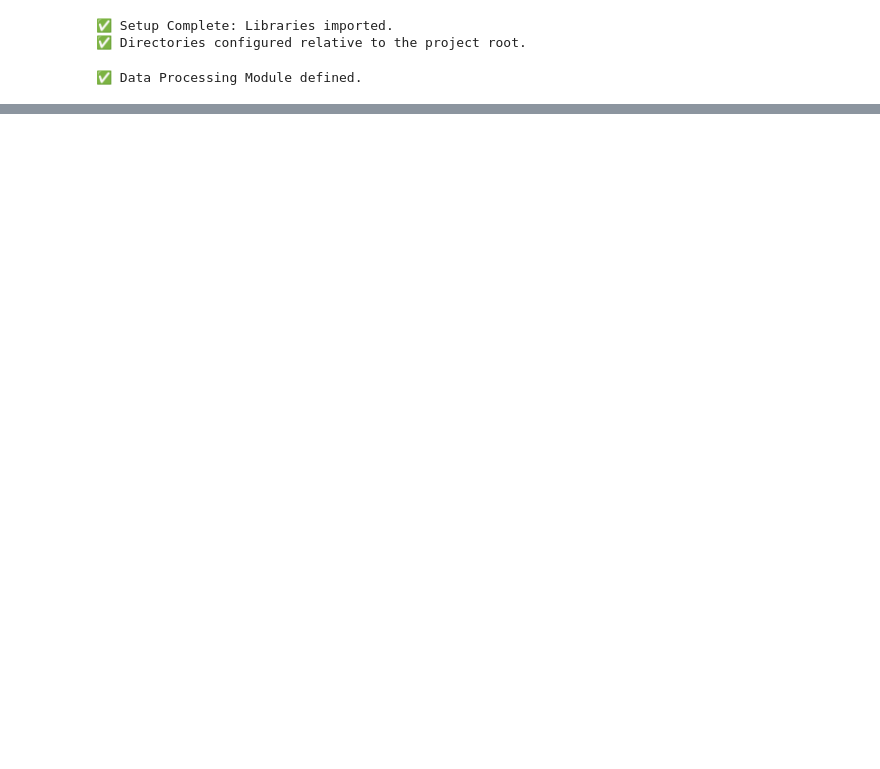
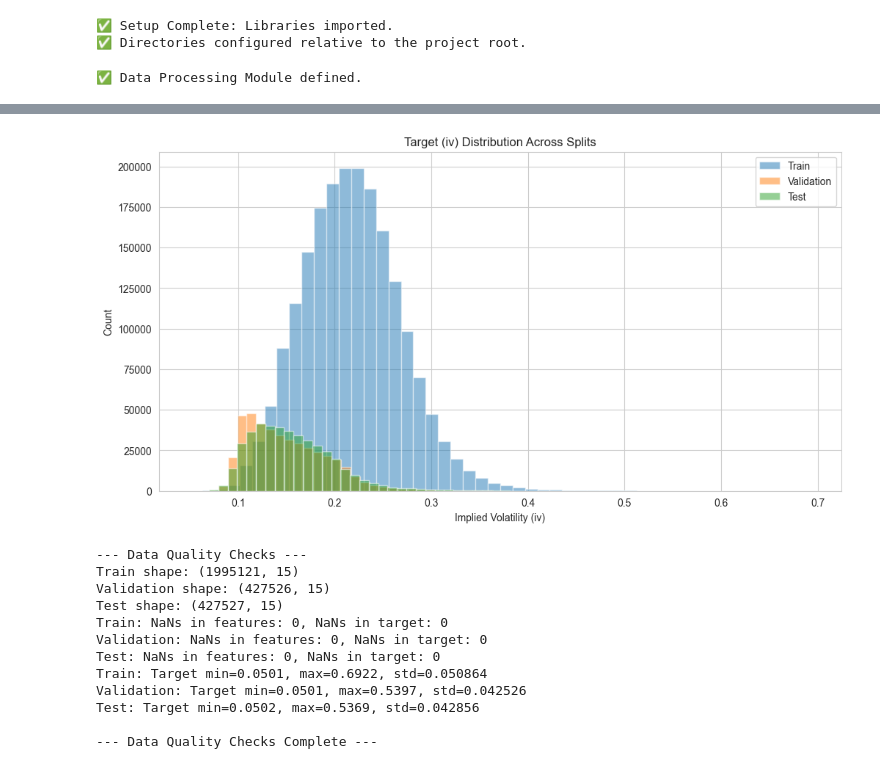
Before and after one commit to jasonydog9/FEC-European-options-7, a Jupyter notebook: Notebooks/data_processing.ipynb, the cells around one changed output, grey strips where cells are left out. Drawn from its saved outputs; the diff is of its cells as text; code cells hidden in the pictures; blank space fills up the shorter version.

```diff
--- a/Notebooks/data_processing.ipynb
+++ b/Notebooks/data_processing.ipynb
@@ -265,0 +337,63 @@ else:
+# %%
+# In[6]:
+# --- Check Split Summary and Data Quality ---
+print("\n--- Split Summary and Data Quality Checks ---")
+
+for split_name, split_df in zip(
+    ['Train', 'Validation', 'Test'],
+    [df_train, df_val, df_test]
+):
+    print(f"\n{split_name} Set:")
+    print(f"  Shape: {split_df.shape}")
+    print(f"  Features: {features}")
+    print(f"  Target: {target}")
+    print(f"  Target stats: min={split_df[target].min():.4f}, max={split_df[target].max():.4f}, mean={split_df[target].mean():.4f}, std={split_df[target].std():.4f}")
+    print(f"  NaNs in features: {split_df[features].isna().sum().sum()}")
+    print(f"  NaNs in target: {split_df[target].isna().sum()}")
+    print(f"  Unique target values: {split_df[target].nunique()}")
+
+# Optional: Plot target distribution for each split
+import matplotlib.pyplot as plt
+plt.figure(figsize=(12, 6))
+plt.hist(df_train[target], bins=50, alpha=0.5, label='Train')
+plt.hist(df_val[target], bins=50, alpha=0.5, label='Validation')
+plt.hist(df_test[target], bins=50, alpha=0.5, label='Test')
+plt.legend()
+plt.title('Target (iv) Distribution Across Splits')
+plt.xlabel('Implied Volatility (iv)')
+plt.ylabel('Count')
+plt.show()
+
+# --- Data Quality Checks After Filtering and Splitting ---
+print("\n--- Data Quality Checks ---")
+
+# Check for empty splits
+split_shapes = {
+    'Train': df_train.shape,
+    'Validation': df_val.shape,
+    'Test': df_test.shape
+}
+for split, shape in split_shapes.items():
+    print(f"{split} shape: {shape}")
+    if shape[0] == 0:
+        print(f"⚠️ {split} split is empty!")
+
+# Check for NaNs in features and target
+for split_name, split_df in zip(['Train', 'Validation', 'Test'], [df_train, df_val, df_test]):
+    nan_features = split_df[features].isna().sum().sum()
+    nan_target = split_df[target].isna().sum()
+    print(f"{split_name}: NaNs in features: {nan_features}, NaNs in target: {nan_target}")
+    if nan_features > 0 or nan_target > 0:
+        print(f"⚠️ {split_name} split contains NaNs!")
+
+# Check for constant target (low variance)
+for split_name, split_df in zip(['Train', 'Validation', 'Test'], [df_train, df_val, df_test]):
+    target_std = split_df[target].std()
+    target_min = split_df[target].min()
+    target_max = split_df[target].max()
+    print(f"{split_name}: Target min={target_min:.4f}, max={target_max:.4f}, std={target_std:.6f}")
+    if target_std < 1e-4:
+        print(f"⚠️ {split_name} target is nearly constant!")
+
+print("\n--- Data Quality Checks Complete ---")
+# %% [output]
@@ -265,0 +417,13 @@ else:
+[figure, added]
+--- Data Quality Checks ---
+Train shape: (1995121, 15)
+Validation shape: (427526, 15)
+Test shape: (427527, 15)
+Train: NaNs in features: 0, NaNs in target: 0
+Validation: NaNs in features: 0, NaNs in target: 0
+Test: NaNs in features: 0, NaNs in target: 0
+Train: Target min=0.0501, max=0.6922, std=0.050864
+Validation: Target min=0.0501, max=0.5397, std=0.042526
+Test: Target min=0.0502, max=0.5369, std=0.042856
+
+--- Data Quality Checks Complete ---
```
Also changed, not shown: parts of 4 cells of this notebook.
